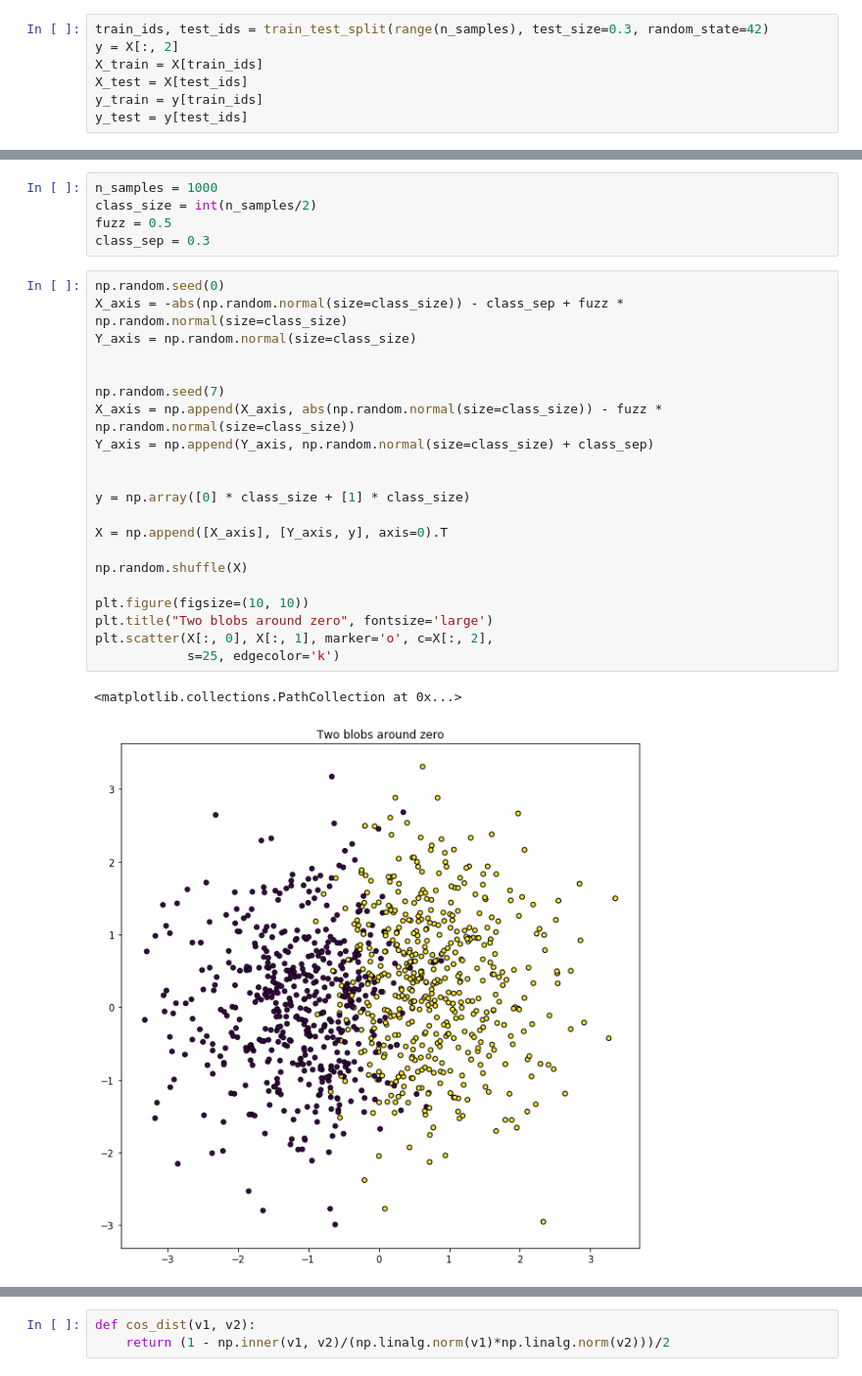
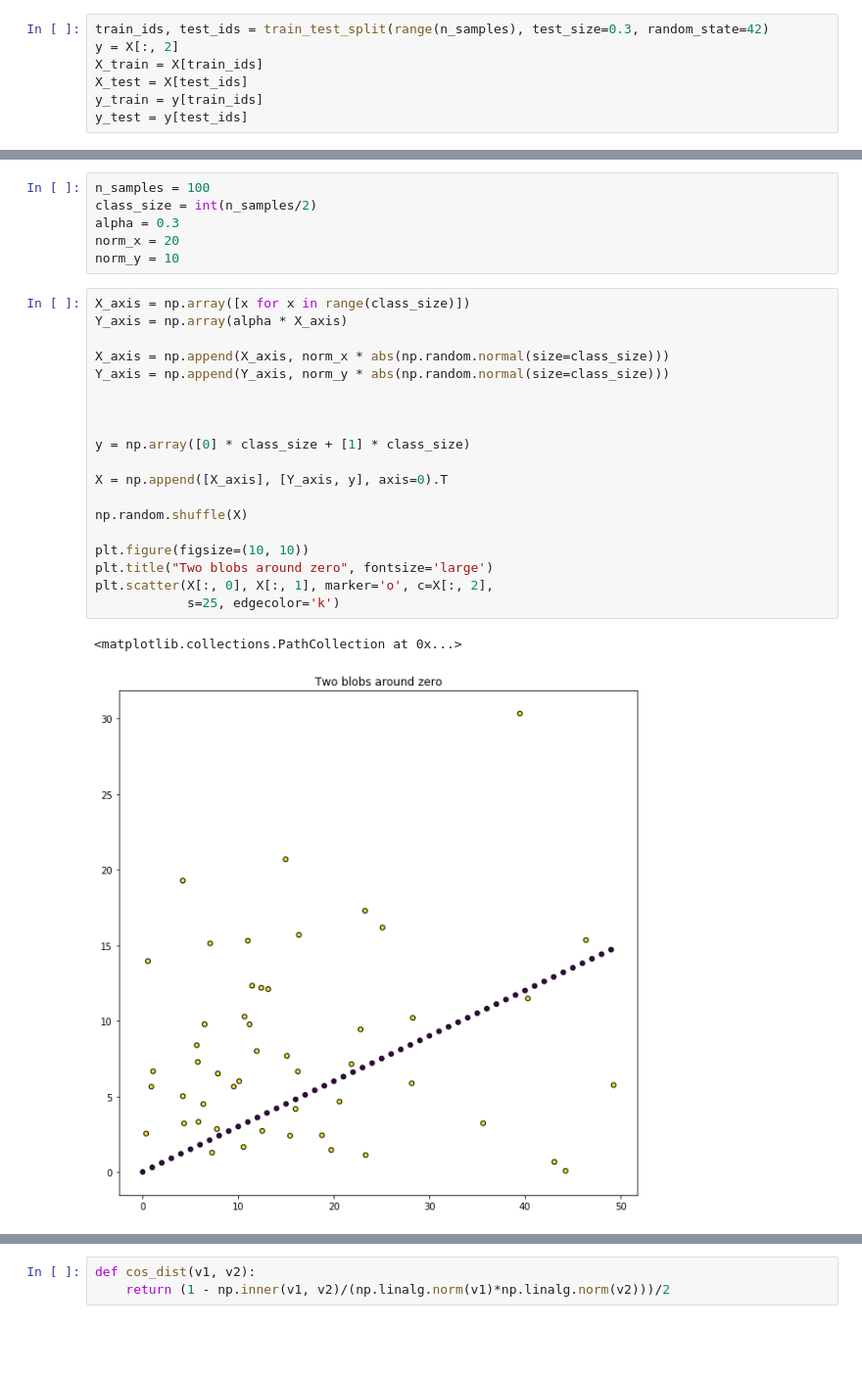
Before and after one commit to flying-bear/kompluxternaya, a Jupyter notebook: assignment_2.ipynb, the cells around one changed output, grey strips where cells are left out. Shown at 98% size. Cells and saved outputs as stored; diff of their text form; blank space fills up the shorter version.

```diff
--- a/assignment_2.ipynb
+++ b/assignment_2.ipynb
@@ -154,30 +185,29 @@ accuracy_score(y_test, clf.predict(X_test))
 # %%
-n_samples = 1000
+n_samples = 100
 class_size = int(n_samples/2)
-fuzz = 0.5
-class_sep = 0.3
+alpha = 0.3
+norm_x = 20
+norm_y = 10
 # %%
-np.random.seed(0)
-X_axis = -abs(np.random.normal(size=class_size)) - class_sep + fuzz * np.random.normal(size=class_size)
-Y_axis = np.random.normal(size=class_size)
+X_axis = np.array([x for x in range(class_size)])
+Y_axis = np.array(alpha * X_axis)
 
+X_axis = np.append(X_axis, norm_x * abs(np.random.normal(size=class_size)))
+Y_axis = np.append(Y_axis, norm_y * abs(np.random.normal(size=class_size)))
 
-np.random.seed(7)
-X_axis = np.append(X_axis, abs(np.random.normal(size=class_size)) - fuzz * np.random.normal(size=class_size))
-Y_axis = np.append(Y_axis, np.random.normal(size=class_size) + class_sep)
 
 
 y = np.array([0] * class_size + [1] * class_size)
 
 X = np.append([X_axis], [Y_axis, y], axis=0).T
 
 np.random.shuffle(X)
 
 plt.figure(figsize=(10, 10))
 plt.title("Two blobs around zero", fontsize='large')
 plt.scatter(X[:, 0], X[:, 1], marker='o', c=X[:, 2],
             s=25, edgecolor='k')
 # %% [output]
 <matplotlib.collections.PathCollection at 0x...>
-[figure, old version]
+[figure, new version]
 # %%
```
Also changed, not shown: parts of 29 cells of this notebook.
